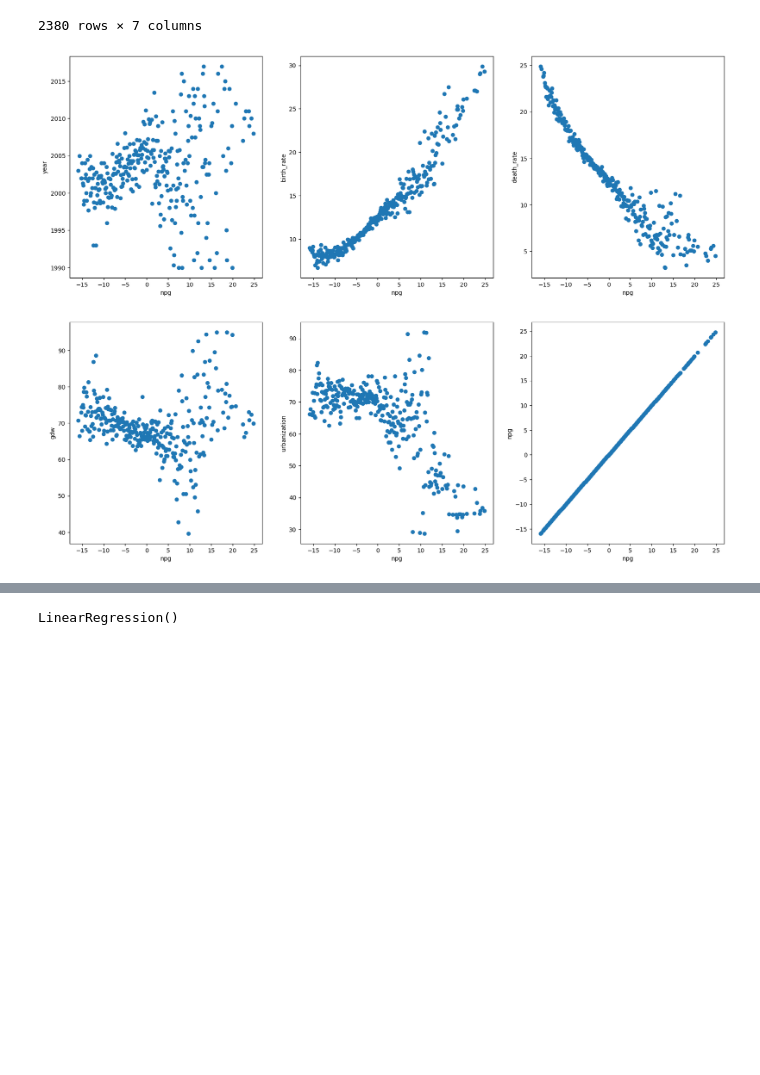
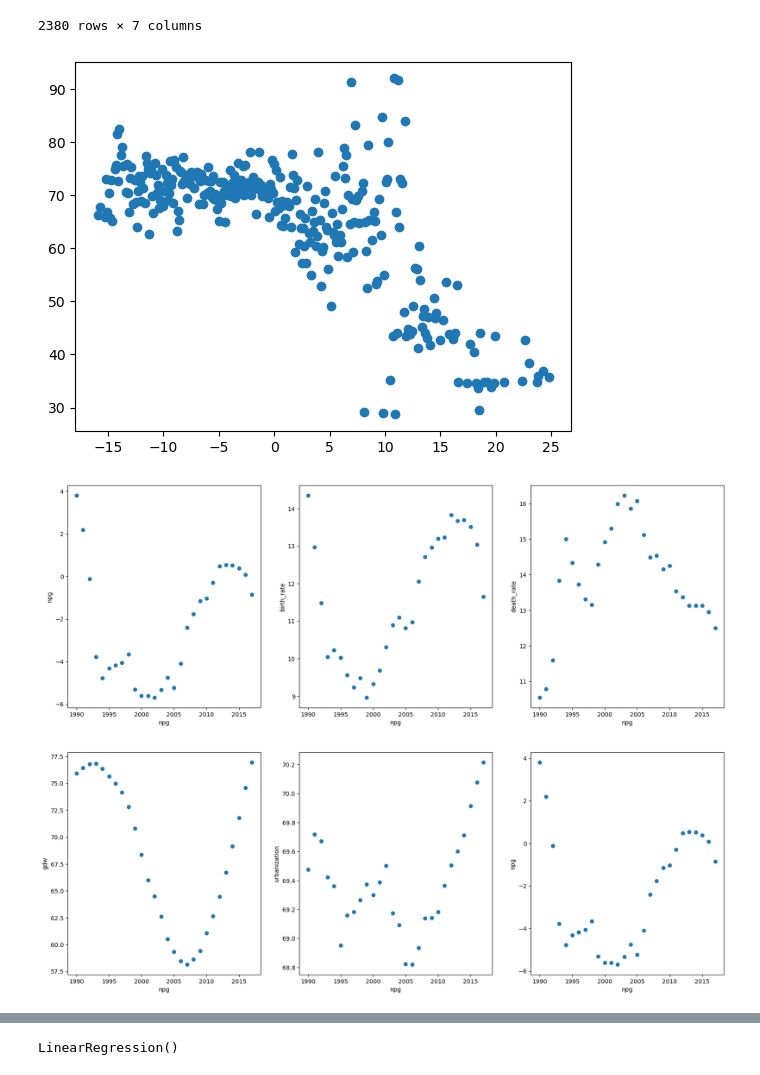
Before and after one commit to ArinaFedotova/APL.lab4, a Jupyter notebook: lab4.ipynb, the cells around one changed output, grey strips where cells are left out. Saved outputs shown, nothing was run; the diff lists cells and outputs as text; code cells hidden in the pictures; blank space fills up the shorter version.

```diff
--- a/lab4.ipynb
+++ b/lab4.ipynb
@@ -23,21 +23,27 @@ df
 df.describe()
 df = df.dropna(subset=['npg'])
 # %%
+urban_mean = df.groupby(by = 'npg')['urbanization'].mean()
+x = list(urban_mean.index.tolist())
+y = list(urban_mean.tolist())
+plt.scatter(x, y)
+
 rows, cols = 2, 3
 fig, axs = plt.subplots(rows, cols, figsize=(20, 15))
 
-col_name = [ 'year', 'birth_rate', 'death_rate', 'gdw', 'urbanization', 'npg']
+col_name = [ 'npg', 'birth_rate', 'death_rate', 'gdw', 'urbanization', 'npg']
 count = 0
 for i in range(rows):
     for j in range(cols):
-        urban_mean = df.groupby(by = 'npg')[col_name[count]].mean()
+        urban_mean = df.groupby(by = 'year')[col_name[count]].mean()
         x = list(urban_mean.index.tolist())
         y = list(urban_mean.tolist())
         axs[i][j].scatter(x, y)
         axs[i][j].set_xlabel('npg')
         axs[i][j].set_ylabel(col_name[count])
         count+=1
 
 plt.show()
 # %% [output]
-[figure, old version]
+[figure, new version]
+[figure, added]
```
Also changed, not shown: parts of 16 cells of this notebook.
